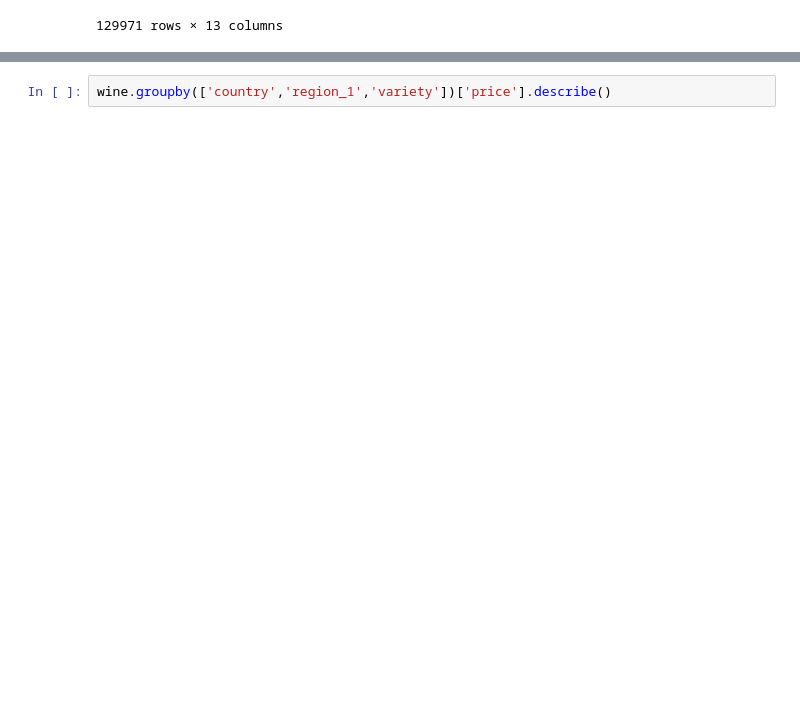
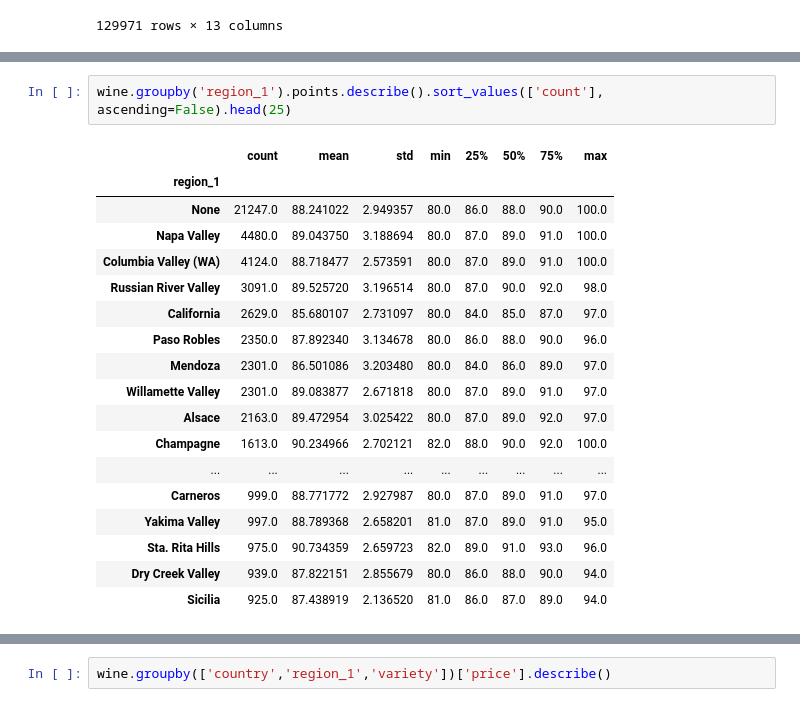
Before and after one commit to evanrosa/wine-ML-capstone-2018, a Jupyter notebook: 02-EDA.ipynb, the cells around one changed output, grey strips where cells are left out. Cells and saved outputs as stored; diff of their text form; blank space fills up the shorter version.

```diff
--- a/02-EDA.ipynb
+++ b/02-EDA.ipynb
@@ -440,0 +398,21 @@ Name: region_1, dtype: int64
+# %%
+wine.groupby('region_1').points.describe().sort_values(['count'], ascending=False).head(25)
+# %% [output]
+|  | count | mean | std | min | 25% | 50% | 75% | max |
+| region_1 |  |  |  |  |  |  |  |  |
+| None | 21247.0 | 88.241022 | 2.949357 | 80.0 | 86.0 | 88.0 | 90.0 | 100.0 |
+| Napa Valley | 4480.0 | 89.043750 | 3.188694 | 80.0 | 87.0 | 89.0 | 91.0 | 100.0 |
+| Columbia Valley (WA) | 4124.0 | 88.718477 | 2.573591 | 80.0 | 87.0 | 89.0 | 91.0 | 100.0 |
+| Russian River Valley | 3091.0 | 89.525720 | 3.196514 | 80.0 | 87.0 | 90.0 | 92.0 | 98.0 |
+| California | 2629.0 | 85.680107 | 2.731097 | 80.0 | 84.0 | 85.0 | 87.0 | 97.0 |
+| Paso Robles | 2350.0 | 87.892340 | 3.134678 | 80.0 | 86.0 | 88.0 | 90.0 | 96.0 |
+| Mendoza | 2301.0 | 86.501086 | 3.203480 | 80.0 | 84.0 | 86.0 | 89.0 | 97.0 |
+| Willamette Valley | 2301.0 | 89.083877 | 2.671818 | 80.0 | 87.0 | 89.0 | 91.0 | 97.0 |
+| Alsace | 2163.0 | 89.472954 | 3.025422 | 80.0 | 87.0 | 89.0 | 92.0 | 97.0 |
+| Champagne | 1613.0 | 90.234966 | 2.702121 | 82.0 | 88.0 | 90.0 | 92.0 | 100.0 |
+| ... | ... | ... | ... | ... | ... | ... | ... | ... |
+| Carneros | 999.0 | 88.771772 | 2.927987 | 80.0 | 87.0 | 89.0 | 91.0 | 97.0 |
+| Yakima Valley | 997.0 | 88.789368 | 2.658201 | 81.0 | 87.0 | 89.0 | 91.0 | 95.0 |
+| Sta. Rita Hills | 975.0 | 90.734359 | 2.659723 | 82.0 | 89.0 | 91.0 | 93.0 | 96.0 |
+| Dry Creek Valley | 939.0 | 87.822151 | 2.855679 | 80.0 | 86.0 | 88.0 | 90.0 | 94.0 |
+| Sicilia | 925.0 | 87.438919 | 2.136520 | 81.0 | 86.0 | 87.0 | 89.0 | 94.0 |
```
Also changed, not shown: parts of 31 cells of this notebook.
